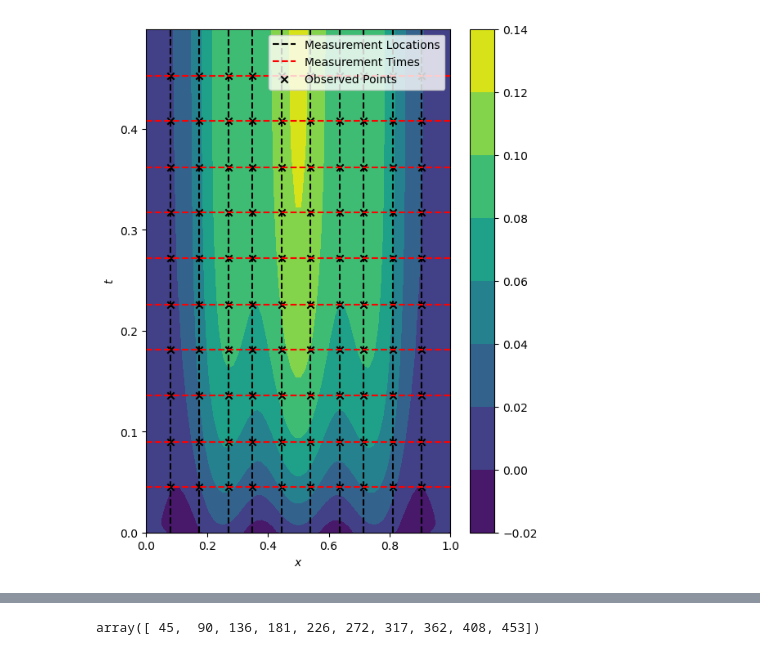
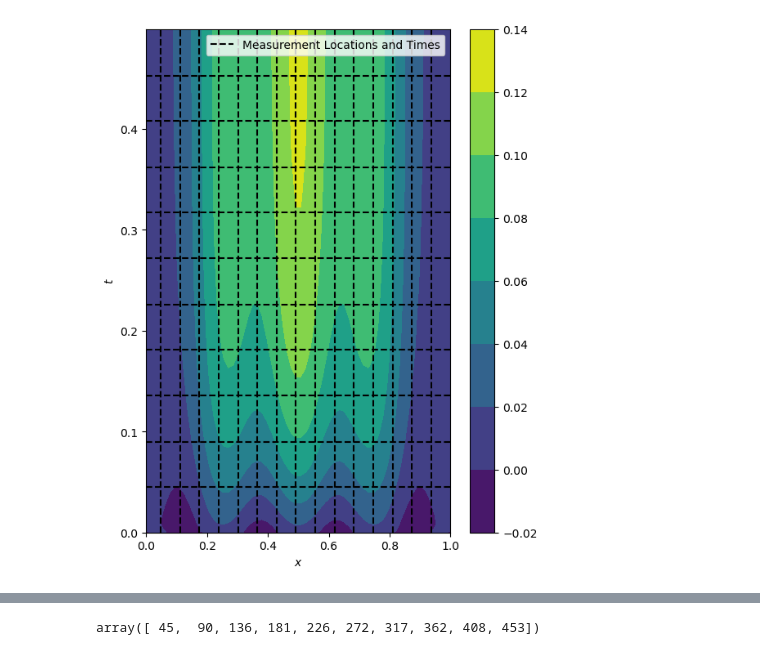
Before and after one commit to danielgerardclaassen/statfem-mcmc, a Jupyter notebook: heat.ipynb, the cells around one changed output, grey strips where cells are left out. Cells and saved outputs as stored; diff of their text form; code cells hidden in the pictures.

```diff
--- a/heat.ipynb
+++ b/heat.ipynb
@@ -47,7 +48,7 @@ u_strue[0,:] = u_0true
 # %%
 # Observation Parameters
 sigma_n_true = 0.005
-spatial_points = 10
+spatial_points = 15
 temporal_points = 10
 
 temp = np.linspace(0, len(true_coordinates) - 1, spatial_points+2, dtype=int)
@@ -100,32 +101,32 @@ u_observed = u_strue[temporal_measurement_indices][:, spatial_measurement_indice
 # %%
 fig, axes = plt.subplots(figsize=(6,8))
 plot = axes.contourf(true_coordinates.flatten(), time_range, u_strue)
 num = 0
 for coord in spatial_measurement_coordinates.flatten():
     if num == 0:
-        axes.axvline(coord, linestyle='--', label='Measurement Locations', color='black')
+        axes.axvline(coord, linestyle='--', label='Measurement Locations and Times', color='black')
     else:
         axes.axvline(coord, linestyle='--', color='black')
     num += 1
 num = 0
 for coord in temporal_measurement_coordinates.flatten():
     if num == 0:
-        axes.axhline(coord, linestyle='--', label='Measurement Times', color='red')
+        axes.axhline(coord, linestyle='--', color='black')
     else:
-        axes.axhline(coord, linestyle='--', color='red')
+        axes.axhline(coord, linestyle='--', color='black')
     num += 1
 
 x_temp, y_temp = np.meshgrid(true_coordinates[spatial_measurement_indices].flatten(), time_range[temporal_measurement_indices].flatten())
 x_temp, y_temp = x_temp.flatten(), y_temp.flatten()
 
-axes.scatter(x_temp, y_temp, marker='x', label='Observed Points', color='black')
+#axes.scatter(x_temp, y_temp, marker='x', label='Observed Points', color='black')
 axes.set_xlabel(r'$x$')
 axes.set_ylabel(r'$t$')
 fig.colorbar(plot)
 plt.legend()
 plt.show()
 # %% [output]
-[figure, old version]
+[figure, new version]
 # %%
 number_of_x_axial_cells = 64
 
```
Also changed, not shown: parts of 12 cells of this notebook.
